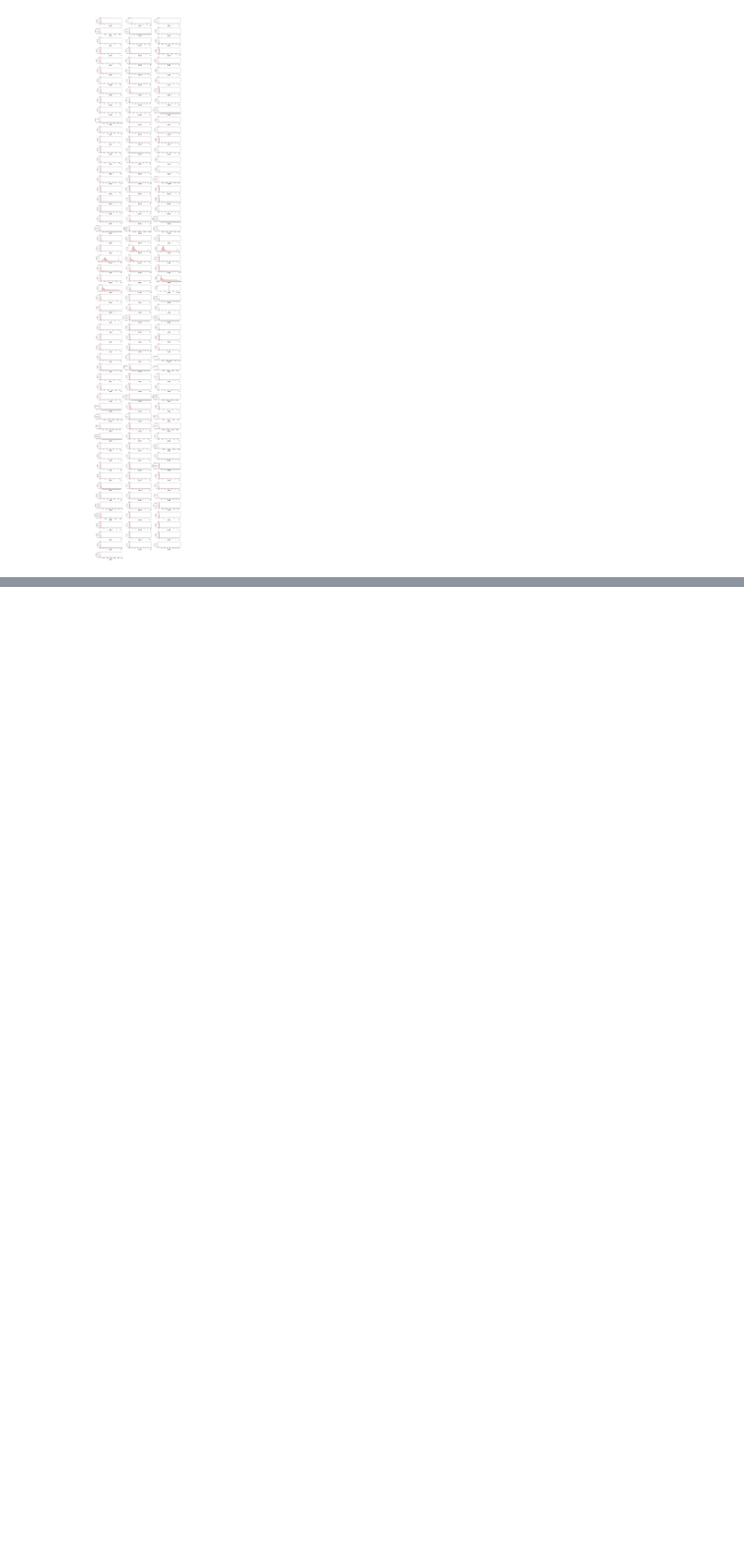
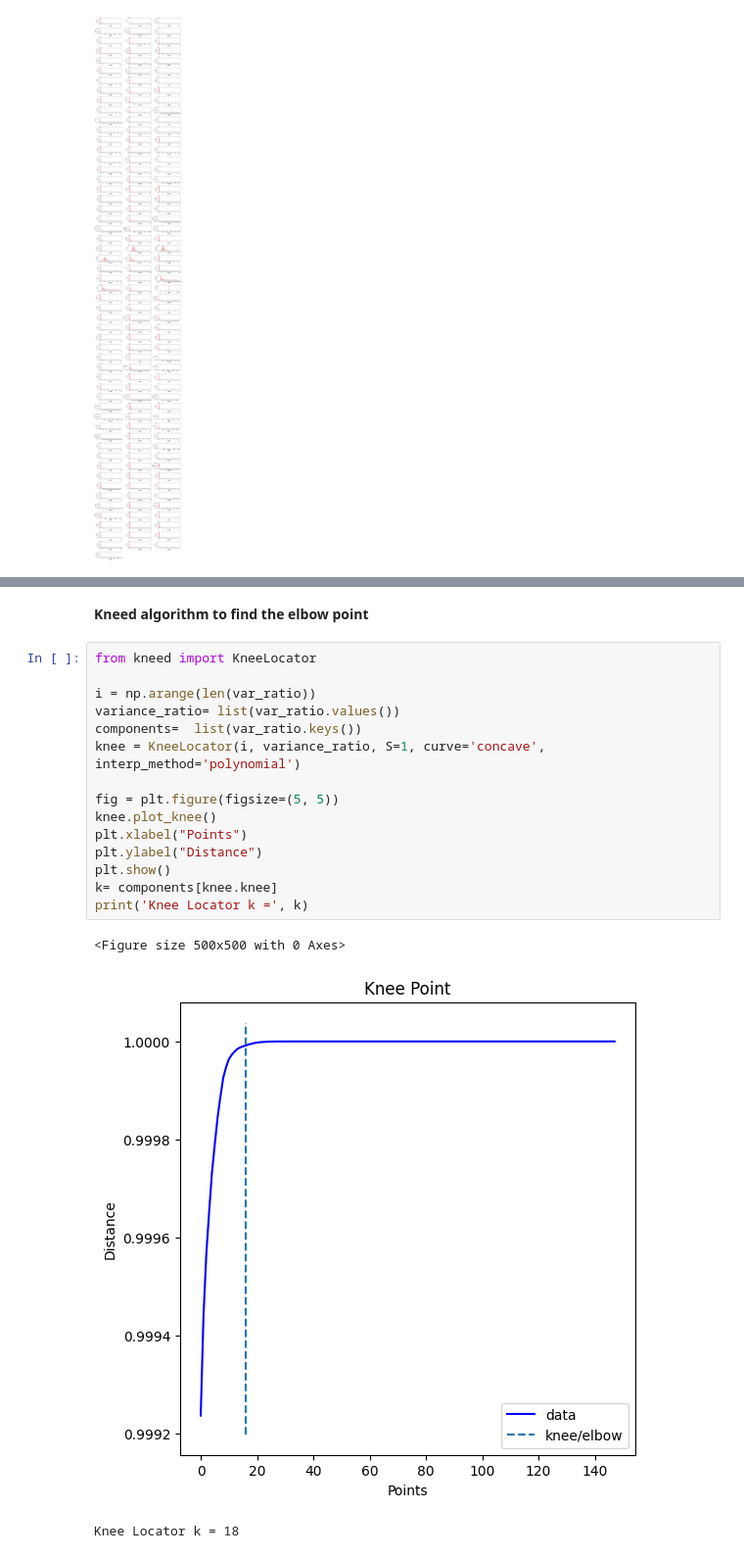
Before and after one commit to singhamit14/sensor-fault-prediction, a Jupyter notebook: EDA/eda.ipynb, the cells around one changed output, grey strips where cells are left out. Shown at 98% size. Saved outputs shown, nothing was run; the diff lists cells and outputs as text; blank space fills up the shorter version.

```diff
--- a/EDA/eda.ipynb
+++ b/EDA/eda.ipynb
@@ -229,0 +686,21 @@ for i, col in enumerate(numeric_features):
+# %% [markdown]
+**Kneed algorithm to find the elbow point**
+# %%
+from kneed import KneeLocator
+
+i = np.arange(len(var_ratio))
+variance_ratio= list(var_ratio.values())
+components=  list(var_ratio.keys())
+knee = KneeLocator(i, variance_ratio, S=1, curve='concave', interp_method='polynomial')
+
+fig = plt.figure(figsize=(5, 5))
+knee.plot_knee()
+plt.xlabel("Points")
+plt.ylabel("Distance")
+plt.show()
+k= components[knee.knee]
+print('Knee Locator k =', k)
+# %% [output]
+<Figure size 500x500 with 0 Axes>
+[figure, added]
+Knee Locator k = 18
```
Also changed, not shown: parts of 111 cells of this notebook, 8 other files.
